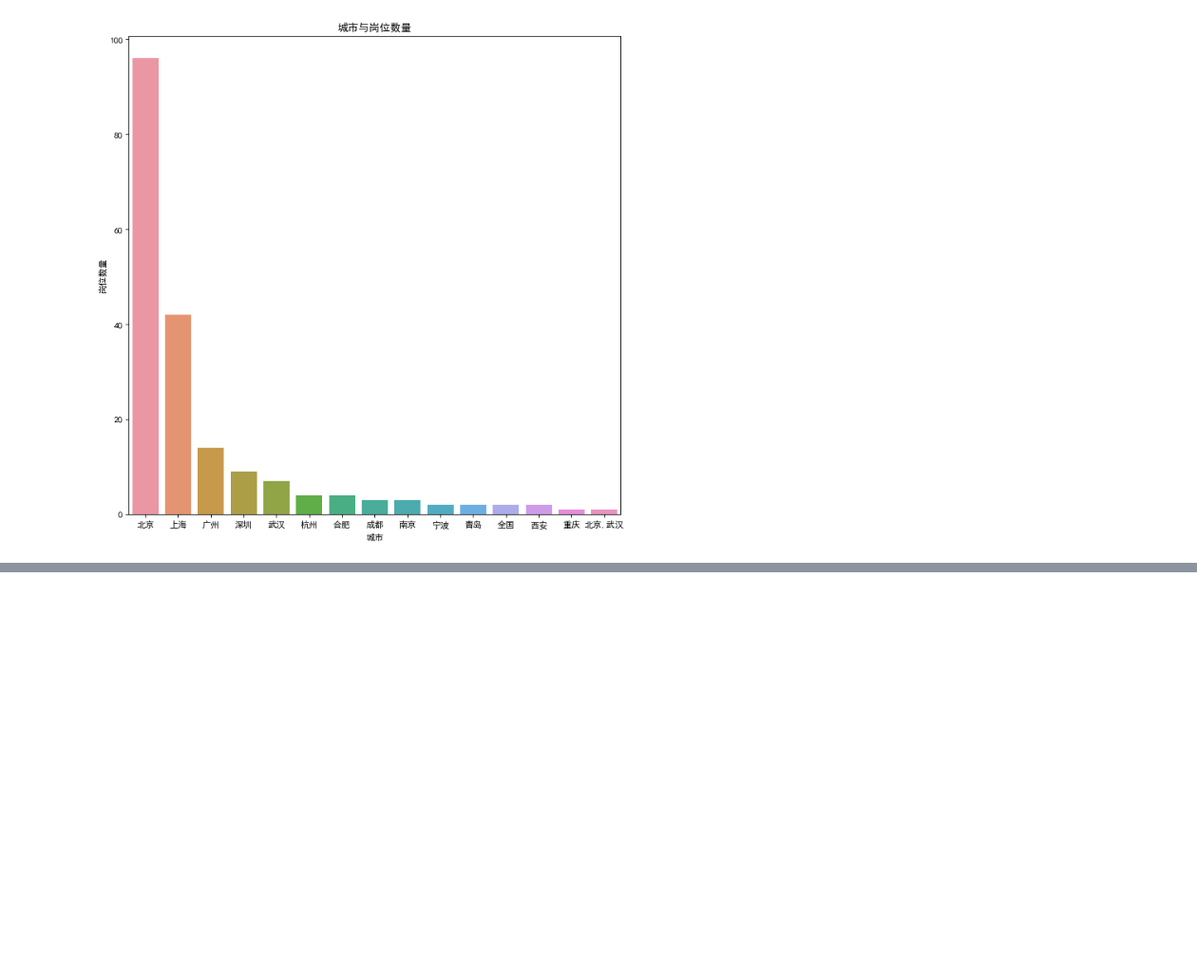
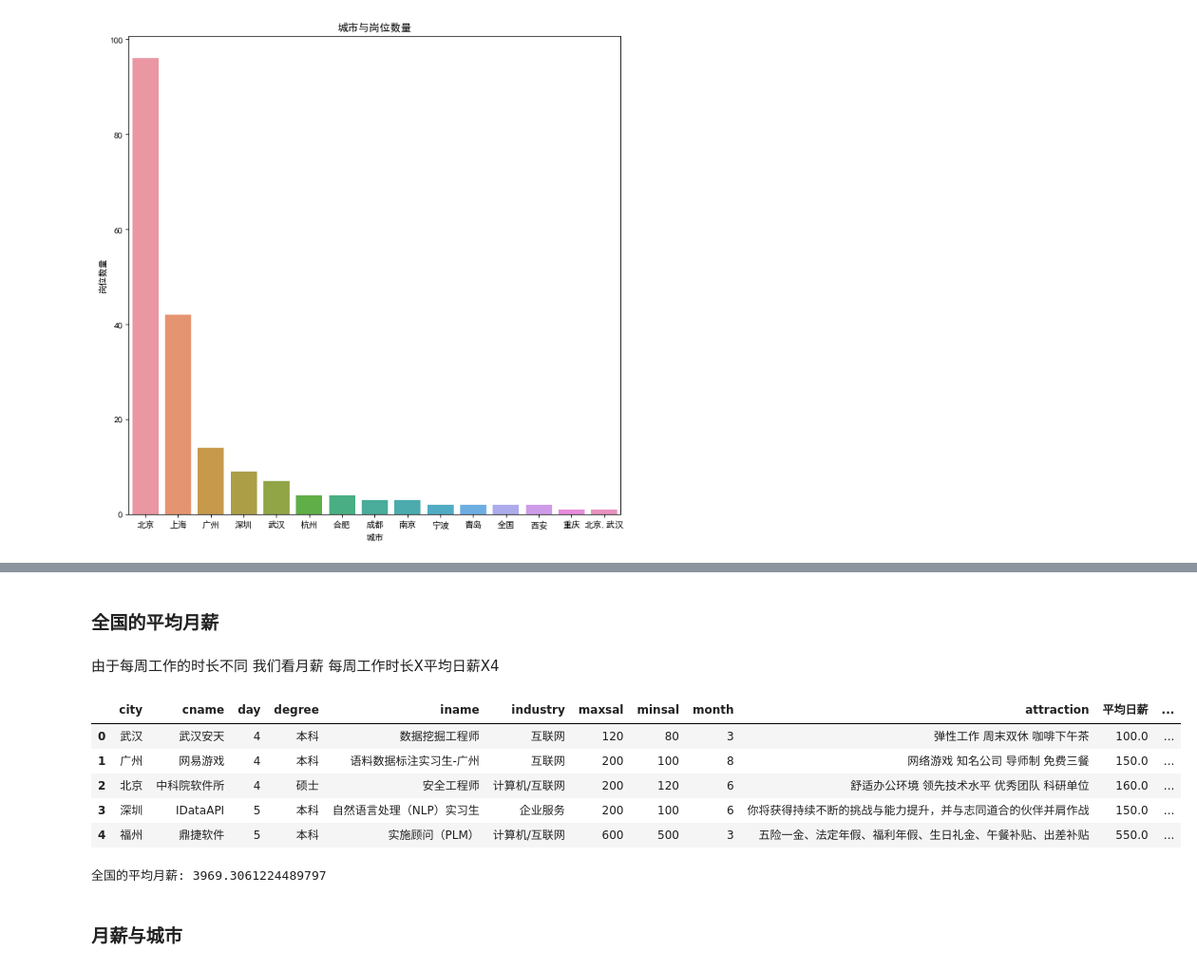
Before and after one commit to 2279816889/Python-, a Jupyter notebook: CourseDesign.ipynb, the cells around one changed output, grey strips where cells are left out. Shown at 95% size. Drawn from its saved outputs; the diff is of its cells as text; code cells hidden in the pictures; blank space fills up the shorter version.

```diff
--- a/CourseDesign.ipynb
+++ b/CourseDesign.ipynb
@@ -106,0 +134,4 @@ print('现在数据行数:',len(job_detailed_data))
+# %%
+# job_detailed_data.to_csv('E:\\testcsv.csv',encoding='utf-8')
+job_detailed_data=pd.read_csv('E:\\mod_testcsv.csv')[['city','cname','day','degree','iname','industry','maxsal','minsal','month','attraction']]
+job_detailed_data.head()
@@ -190,0 +268,4 @@ plt.show()
+# %%
+df1=job_detailed_data
+df1['平均日薪']=(df1['maxsal']+df1['minsal'])/2
+df1.head()
@@ -190,0 +279,21 @@ plt.show()
+# %% [markdown]
+<h3>全国的平均月薪</h3>
+# %% [markdown]
+由于每周工作的时长不同 我们看月薪 每周工作时长X平均日薪X4
+# %%
+df2=df1
+df2['月薪']=df2['day']*df2['平均日薪']*4
+df2.head()
+# %% [output]
+|  | city | cname | day | degree | iname | industry | maxsal | minsal | month | attraction | 平均日薪 | ... |
+| 0 | 武汉 | 武汉安天 | 4 | 本科 | 数据挖掘工程师 | 互联网 | 120 | 80 | 3 | 弹性工作 周末双休 咖啡下午茶 | 100.0 | ... |
+| 1 | 广州 | 网易游戏 | 4 | 本科 | 语料数据标注实习生-广州 | 互联网 | 200 | 100 | 8 | 网络游戏 知名公司 导师制 免费三餐 | 150.0 | ... |
+| 2 | 北京 | 中科院软件所 | 4 | 硕士 | 安全工程师 | 计算机/互联网 | 200 | 120 | 6 | 舒适办公环境 领先技术水平 优秀团队 科研单位 | 160.0 | ... |
+| 3 | 深圳 | IDataAPI | 5 | 本科 | 自然语言处理（NLP）实习生 | 企业服务 | 200 | 100 | 6 | 你将获得持续不断的挑战与能力提升，并与志同道合的伙伴并肩作战 | 150.0 | ... |
+| 4 | 福州 | 鼎捷软件 | 5 | 本科 | 实施顾问（PLM） | 计算机/互联网 | 600 | 500 | 3 | 五险一金、法定年假、福利年假、生日礼金、午餐补贴、出差补贴 | 550.0 | ... |
+# %%
+print('全国的平均月薪:',df2['月薪'].mean())
+# %% [output]
+全国的平均月薪: 3969.3061224489797
+# %% [markdown]
+<h3>月薪与城市</h3>
```
Also changed, not shown: parts of 29 cells of this notebook.
